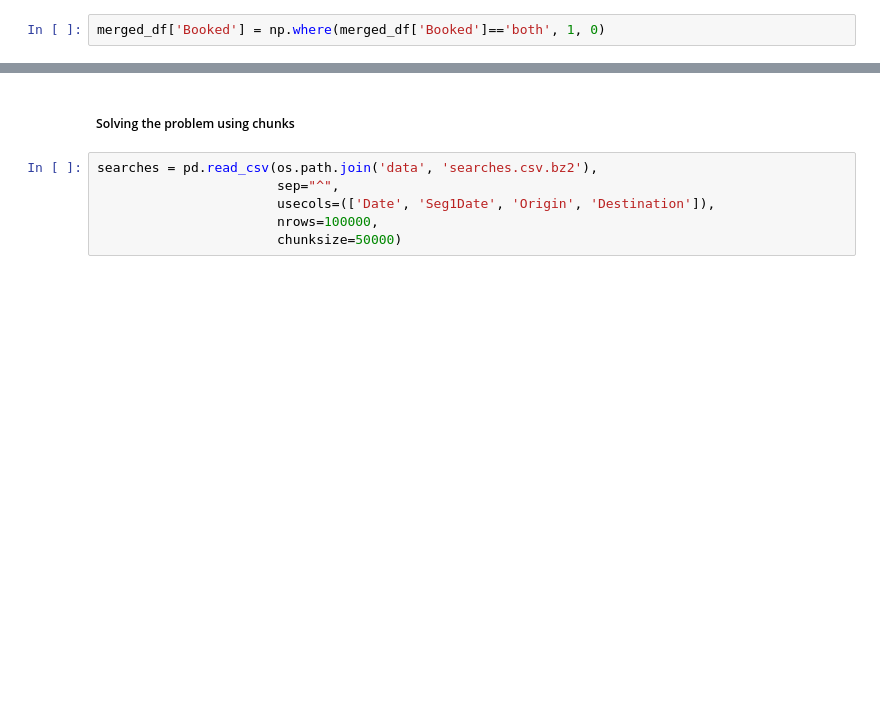
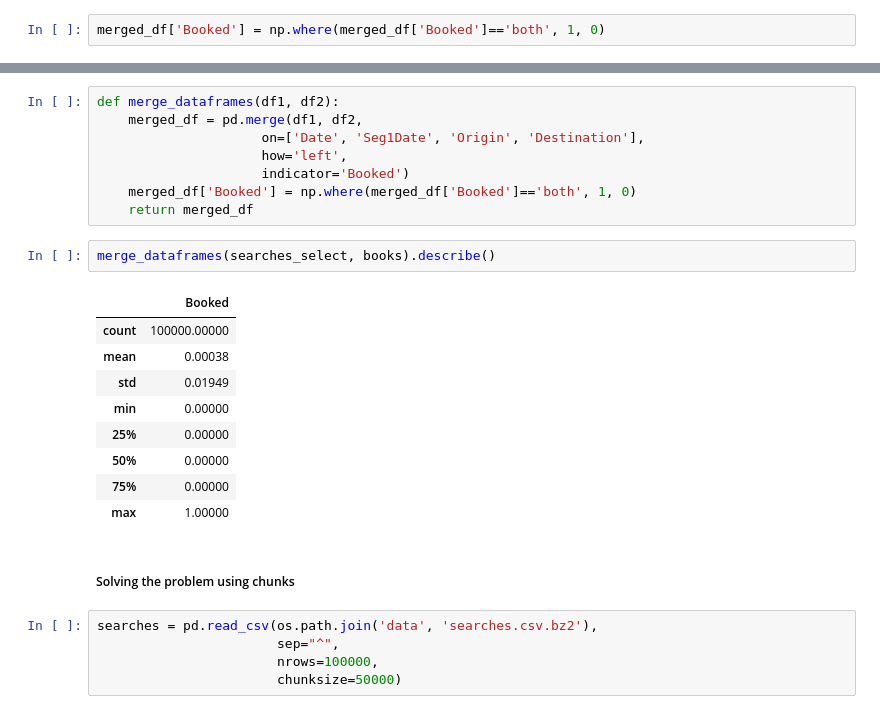
Before and after one commit to JoseCouceiro/KSCHOOL_Data_Science_Challenge, a Jupyter notebook: exercises.ipynb, the cells around one changed output, grey strips where cells are left out. Cells and saved outputs as stored; diff of their text form; blank space fills up the shorter version.

```diff
--- a/exercises.ipynb
+++ b/exercises.ipynb
@@ -514,9 +516,28 @@ merged_df.describe()
+# %%
+def merge_dataframes(df1, df2):
+    merged_df = pd.merge(df1, df2,
+                     on=['Date', 'Seg1Date', 'Origin', 'Destination'],
+                     how='left',
+                     indicator='Booked')
+    merged_df['Booked'] = np.where(merged_df['Booked']=='both', 1, 0)
+    return merged_df
+# %%
+merge_dataframes(searches_select, books).describe()
+# %% [output]
+|  | Booked |
+| count | 100000.00000 |
+| mean | 0.00038 |
+| std | 0.01949 |
+| min | 0.00000 |
+| 25% | 0.00000 |
+| 50% | 0.00000 |
+| 75% | 0.00000 |
+| max | 1.00000 |
 # %% [markdown]
 ##### Solving the problem using chunks
 # %%
 searches = pd.read_csv(os.path.join('data', 'searches.csv.bz2'),
                        sep="^",
-                       usecols=(['Date', 'Seg1Date', 'Origin', 'Destination']),
                        nrows=100000,
                        chunksize=50000)
 # %%
```
Also changed, not shown: parts of 60 cells of this notebook.
